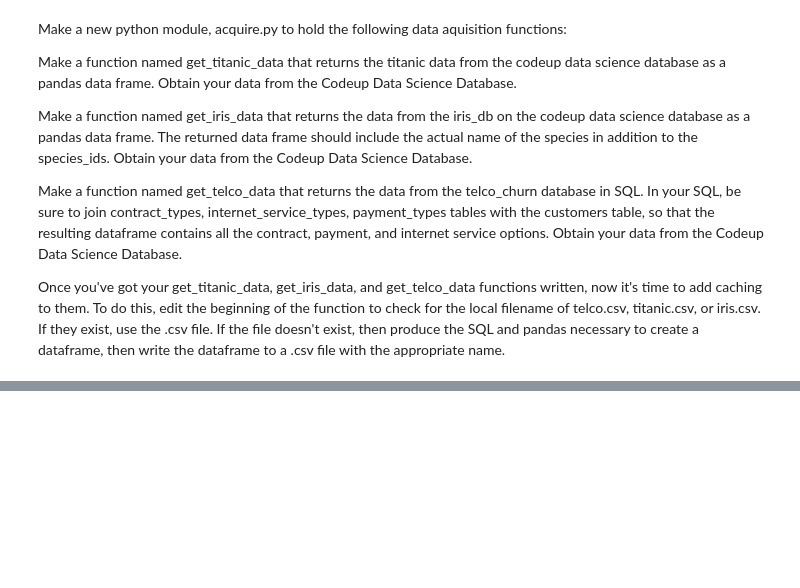
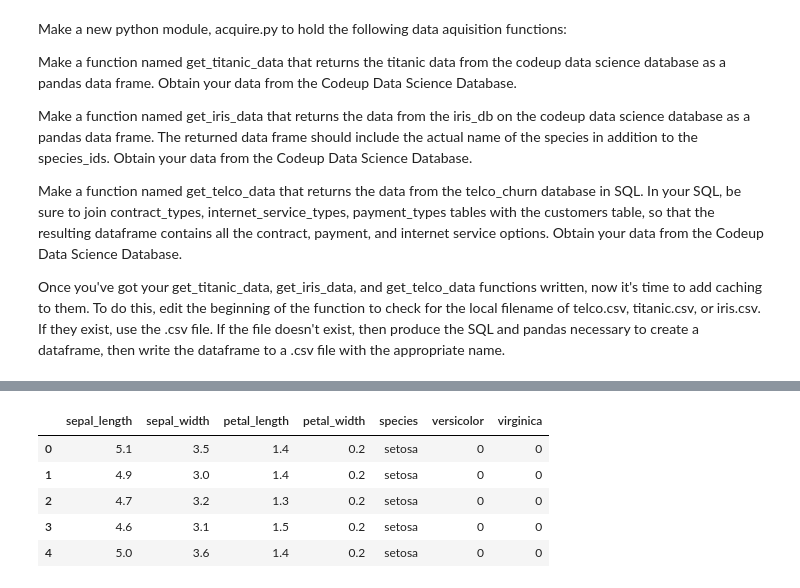
Before and after one commit to Adam-Harris87/classification-exercises, a Jupyter notebook: classification_exercises.ipynb, the cells around one changed output, grey strips where cells are left out. Cells and saved outputs as stored; diff of their text form; code cells hidden in the pictures; blank space fills up the shorter version.

```diff
--- a/classification_exercises.ipynb
+++ b/classification_exercises.ipynb
@@ -405,0 +412,4 @@ telco.head()
+# %%
+# Drop the species_id and measurement_id columns.
+iris.drop(columns=['species_id','measurement_id'], inplace=True)
+iris.head()
@@ -405,0 +423,4 @@ telco.head()
+# %%
+# Rename the species_name column to just species.
+iris.rename(columns={'species_name':'species'}, inplace=True)
+iris.head()
@@ -405,0 +434,9 @@ telco.head()
+# %%
+# Create dummy variables of the species name and concatenate
+# onto the iris dataframe. (This is for practice, we don't
+# always have to encode the target, but if we used species as a feature, we would
+# need to encode it).
+iris = pd.concat([
+    iris,
+    pd.get_dummies(iris['species'])],
+    axis=1)
@@ -405,0 +452,33 @@ telco.head()
+# %%
+# Create a function named prep_iris that accepts the untransformed iris data,
+# and returns the data with the transformations above applied.
+def prep_iris(iris_df):
+    '''
+    prep_iris will take in an iris dataframe, drop species_id and measurement_id columns,
+    Rename the species_name column to just species,reate dummy variables of the species
+    name and concatenate onto the iris dataframe. Then return the cleaned dataframe.
+    '''
+
+    # Drop the species_id and measurement_id columns.
+    iris_df.drop(columns=['species_id','measurement_id'], inplace=True)
+
+    # Rename the species_name column to just species.
+    iris_df.rename(columns={'species_name':'species'}, inplace=True)
+
+    # Create dummy variables of the species name and concatenate onto the iris dataframe.
+    iris_df = pd.concat([
+        iris_df,
+        pd.get_dummies(iris_df['species'], drop_first=True)],
+        axis=1)
+
+    return iris_df
+# %%
+iris_new = prep_iris(acquire.get_iris_data())
+iris_new.head()
+# %% [output]
+|  | sepal_length | sepal_width | petal_length | petal_width | species | versicolor | virginica |
+| 0 | 5.1 | 3.5 | 1.4 | 0.2 | setosa | 0 | 0 |
+| 1 | 4.9 | 3.0 | 1.4 | 0.2 | setosa | 0 | 0 |
+| 2 | 4.7 | 3.2 | 1.3 | 0.2 | setosa | 0 | 0 |
+| 3 | 4.6 | 3.1 | 1.5 | 0.2 | setosa | 0 | 0 |
+| 4 | 5.0 | 3.6 | 1.4 | 0.2 | setosa | 0 | 0 |
```
Also changed, not shown: parts of 32 cells of this notebook, 2 other files.
